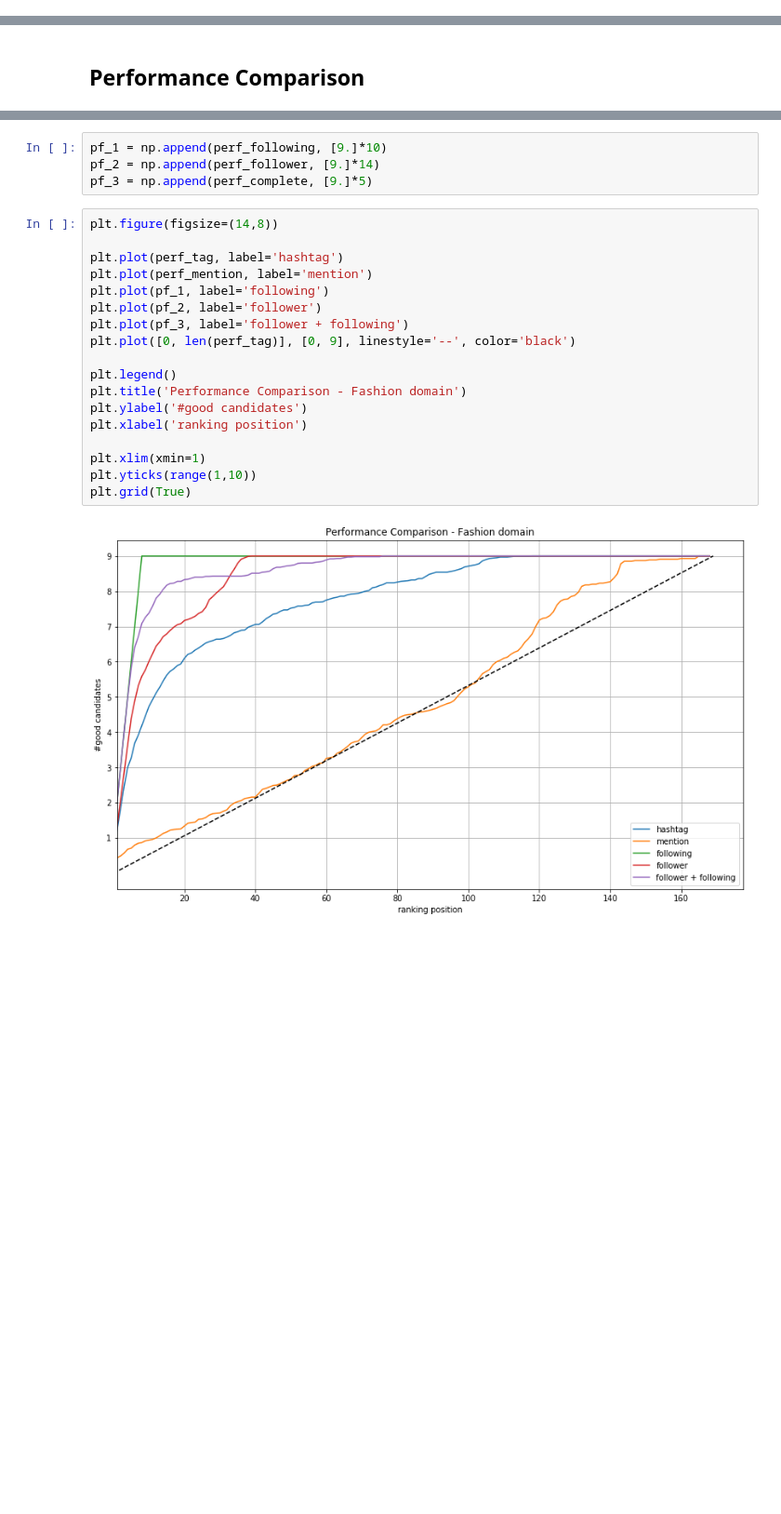
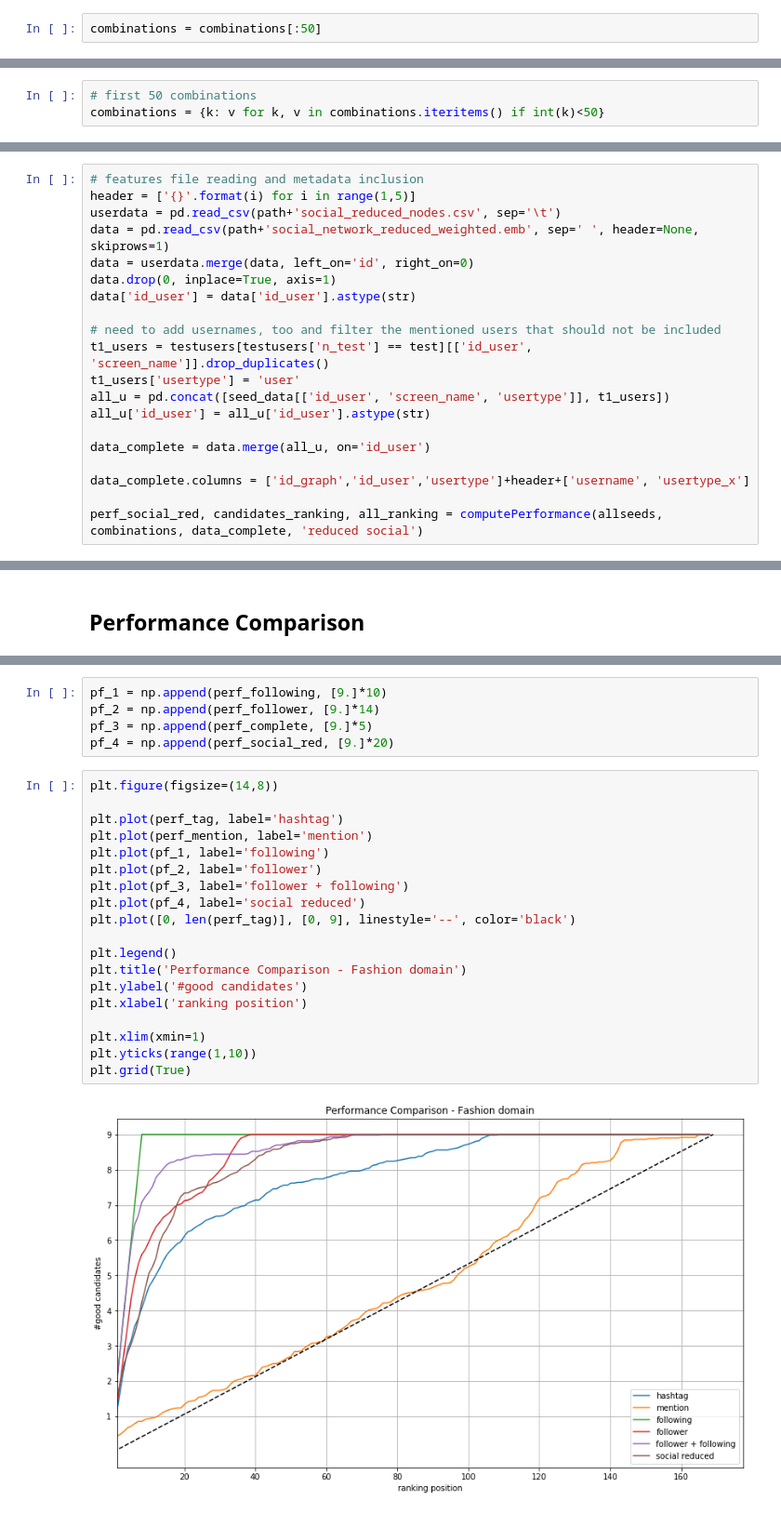
Before and after one commit to DataSciencePolimi/NetSKE, a Jupyter notebook: graphs/fashion/Fashion Domain - Test Network Features.ipynb, the cells around one changed output, grey strips where cells are left out. Shown at 93% size. Saved outputs shown, nothing was run; the diff lists cells and outputs as text; blank space fills up the shorter version.

```diff
--- a/graphs/fashion/Fashion Domain - Test Network Features.ipynb
+++ b/graphs/fashion/Fashion Domain - Test Network Features.ipynb
@@ -109,3 +109,5 @@ allseeds
 len(combinations)
 # %% [output]
 100
+# %%
+combinations = combinations[:50]
@@ -112,3 +118,6 @@ len(combinations)
+# %%
+# first 50 combinations
+combinations = {k: v for k, v in combinations.iteritems() if int(k)<50}
 # %%
 domain = 'fashion'
 datapath = '../data-seed/{}/'.format(domain)
@@ -311,0 +323,20 @@ plotData(data_complete[data_complete['usertype'] == 'seed'], data_complete[data_
+# %%
+# features file reading and metadata inclusion
+header = ['{}'.format(i) for i in range(1,5)]
+userdata = pd.read_csv(path+'social_reduced_nodes.csv', sep='\t')
+data = pd.read_csv(path+'social_network_reduced_weighted.emb', sep=' ', header=None, skiprows=1)
+data = userdata.merge(data, left_on='id', right_on=0)
+data.drop(0, inplace=True, axis=1)
+data['id_user'] = data['id_user'].astype(str)
+
+# need to add usernames, too and filter the mentioned users that should not be included
+t1_users = testusers[testusers['n_test'] == test][['id_user', 'screen_name']].drop_duplicates()
+t1_users['usertype'] = 'user'
+all_u = pd.concat([seed_data[['id_user', 'screen_name', 'usertype']], t1_users])
+all_u['id_user'] = all_u['id_user'].astype(str)
+
+data_complete = data.merge(all_u, on='id_user')
+
+data_complete.columns = ['id_graph','id_user','usertype']+header+['username', 'usertype_x']
+
+perf_social_red, candidates_ranking, all_ranking = computePerformance(allseeds, combinations, data_complete, 'reduced social')
@@ -319,26 +357,28 @@ print (len(perf_tag), len(perf_mention), len(perf_following), len(perf_follower)
 pf_1 = np.append(perf_following, [9.]*10)
 pf_2 = np.append(perf_follower, [9.]*14)
 pf_3 = np.append(perf_complete, [9.]*5)
+pf_4 = np.append(perf_social_red, [9.]*20)
 # %%
 plt.figure(figsize=(14,8))
 
 plt.plot(perf_tag, label='hashtag')
 plt.plot(perf_mention, label='mention')
 plt.plot(pf_1, label='following')
 plt.plot(pf_2, label='follower')
 plt.plot(pf_3, label='follower + following')
+plt.plot(pf_4, label='social reduced')
 plt.plot([0, len(perf_tag)], [0, 9], linestyle='--', color='black')
 
 plt.legend()
 plt.title('Performance Comparison - Fashion domain')
 plt.ylabel('#good candidates')
 plt.xlabel('ranking position')
 
 plt.xlim(xmin=1)
 plt.yticks(range(1,10))
 plt.grid(True)
 # %% [output]
-[figure, old version]
+[figure, new version]
 # %%
 plt.figure(figsize=(14,8))
 
```
Also changed, not shown: parts of 9 cells of this notebook, 1 other file.
